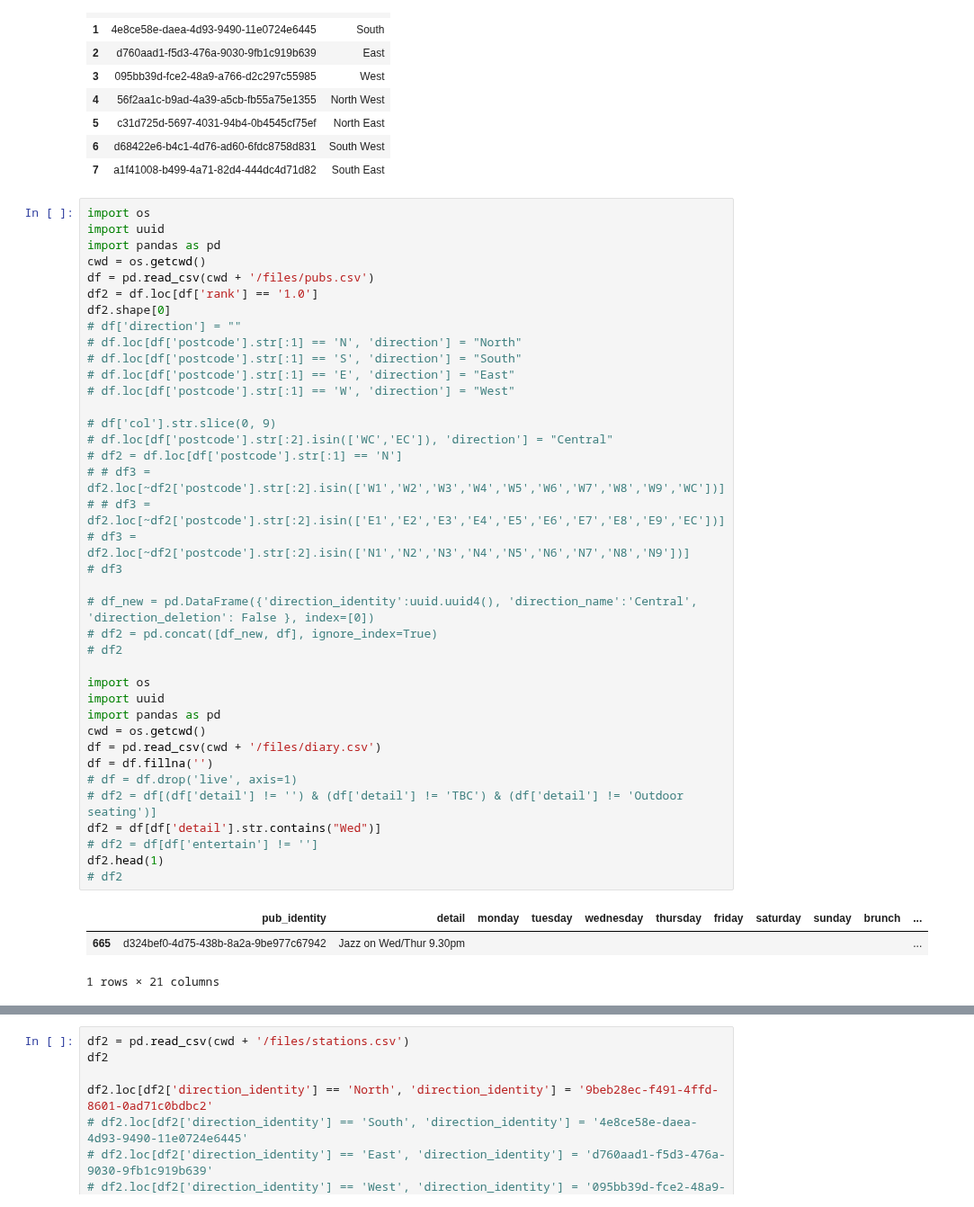
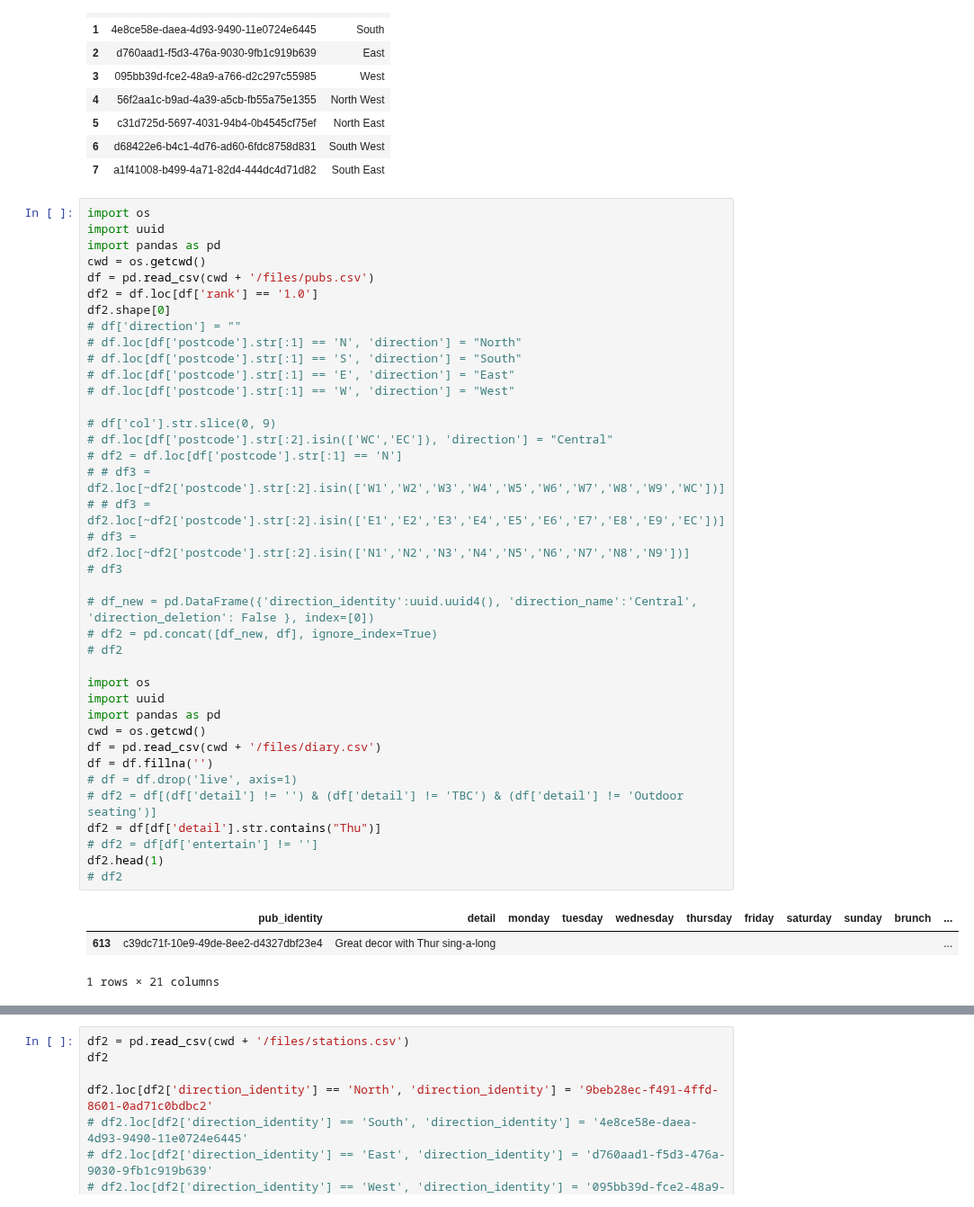
Before and after one commit to cartsmate/thepubcrawls, a Jupyter notebook: stations_edit.ipynb, the cells around one changed output, grey strips where cells are left out. Shown at 90% size. Cells and saved outputs as stored; diff of their text form.

```diff
--- a/stations_edit.ipynb
+++ b/stations_edit.ipynb
@@ -145,34 +145,34 @@ df2.shape[0]
 # df.loc[df['postcode'].str[:1] == 'N', 'direction'] = "North"
 # df.loc[df['postcode'].str[:1] == 'S', 'direction'] = "South"
 # df.loc[df['postcode'].str[:1] == 'E', 'direction'] = "East"
 # df.loc[df['postcode'].str[:1] == 'W', 'direction'] = "West"
 
 # df['col'].str.slice(0, 9)
 # df.loc[df['postcode'].str[:2].isin(['WC','EC']), 'direction'] = "Central"
 # df2 = df.loc[df['postcode'].str[:1] == 'N']
 # # df3 = df2.loc[~df2['postcode'].str[:2].isin(['W1','W2','W3','W4','W5','W6','W7','W8','W9','WC'])]
 # # df3 = df2.loc[~df2['postcode'].str[:2].isin(['E1','E2','E3','E4','E5','E6','E7','E8','E9','EC'])]
 # df3 = df2.loc[~df2['postcode'].str[:2].isin(['N1','N2','N3','N4','N5','N6','N7','N8','N9'])]
 # df3
 
 # df_new = pd.DataFrame({'direction_identity':uuid.uuid4(), 'direction_name':'Central', 'direction_deletion': False }, index=[0])
 # df2 = pd.concat([df_new, df], ignore_index=True)
 # df2
 
 import os
 import uuid
 import pandas as pd
 cwd = os.getcwd()
 df = pd.read_csv(cwd + '/files/diary.csv')
 df = df.fillna('')
 # df = df.drop('live', axis=1)
 # df2 = df[(df['detail'] != '') & (df['detail'] != 'TBC') & (df['detail'] != 'Outdoor seating')]
-df2 = df[df['detail'].str.contains("Wed")]
+df2 = df[df['detail'].str.contains("Thu")]
 # df2 = df[df['entertain'] != '']
 df2.head(1)
 # df2
 # %% [output]
 |  | pub_identity | detail | monday | tuesday | wednesday | thursday | friday | saturday | sunday | brunch | ... |
-| 665 | d324bef0-4d75-438b-8a2a-9be977c67942 | Jazz on Wed/Thur 9.30pm |  |  |  |  |  |  |  |  | ... |
+| 613 | c39dc71f-10e9-49de-8ee2-d4327dbf23e4 | Great decor with Thur sing-a-long |  |  |  |  |  |  |  |  | ... |
 1 rows × 21 columns
 # %%
```
Also changed, not shown: parts of 1 cell of this notebook, 1 other file.
